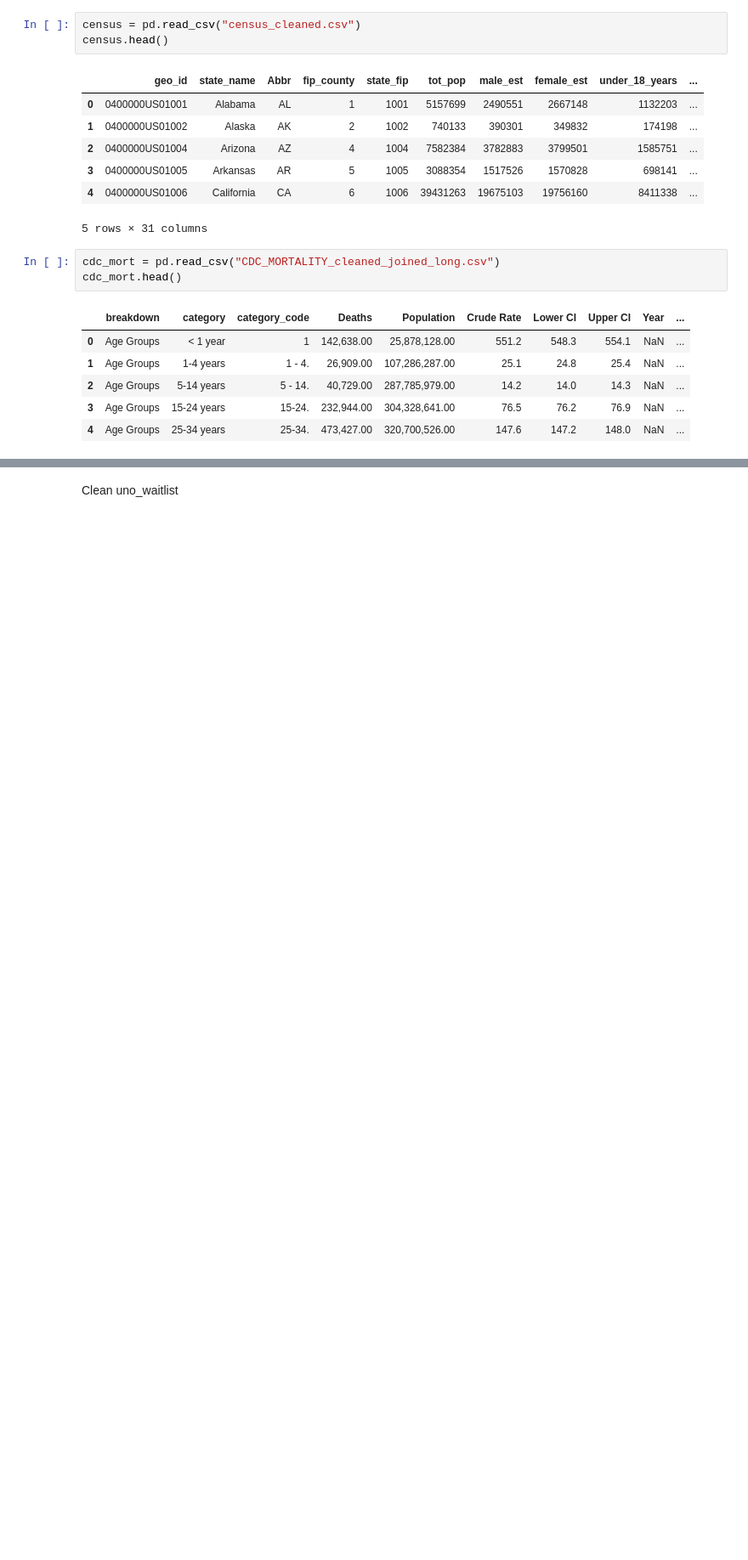
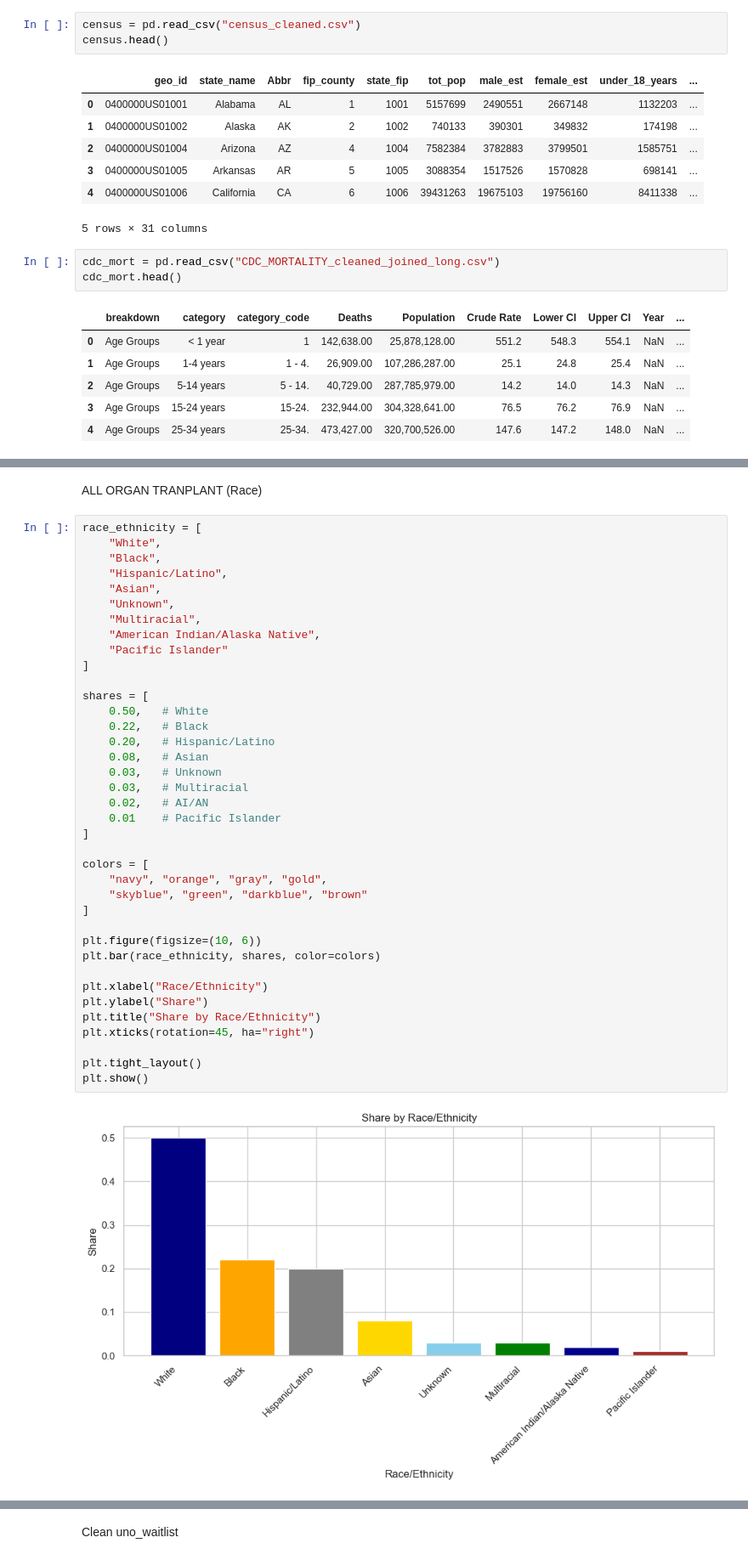
Before and after one commit to ansonrk/Capstone-DA16, a Jupyter notebook: Notebook/Untitled.ipynb, the cells around one changed output, grey strips where cells are left out. Shown at 85% size. Drawn from its saved outputs; the diff is of its cells as text; blank space fills up the shorter version.

```diff
--- a/Notebook/Untitled.ipynb
+++ b/Notebook/Untitled.ipynb
@@ -78,0 +99,42 @@ cdc_mort.head()
+# %% [markdown]
+ALL ORGAN TRANPLANT (Race)
+# %%
+race_ethnicity = [
+    "White",
+    "Black",
+    "Hispanic/Latino",
+    "Asian",
+    "Unknown",
+    "Multiracial",
+    "American Indian/Alaska Native",
+    "Pacific Islander"
+]
+
+shares = [
+    0.50,   # White
+    0.22,   # Black
+    0.20,   # Hispanic/Latino
+    0.08,   # Asian
+    0.03,   # Unknown
+    0.03,   # Multiracial
+    0.02,   # AI/AN
+    0.01    # Pacific Islander
+]
+
+colors = [
+    "navy", "orange", "gray", "gold",
+    "skyblue", "green", "darkblue", "brown"
+]
+
+plt.figure(figsize=(10, 6))
+plt.bar(race_ethnicity, shares, color=colors)
+
+plt.xlabel("Race/Ethnicity")
+plt.ylabel("Share")
+plt.title("Share by Race/Ethnicity")
+plt.xticks(rotation=45, ha="right")
+
+plt.tight_layout()
+plt.show()
+# %% [output]
+[figure, added]
```
Also changed, not shown: parts of 12 cells of this notebook, 10 other files.
